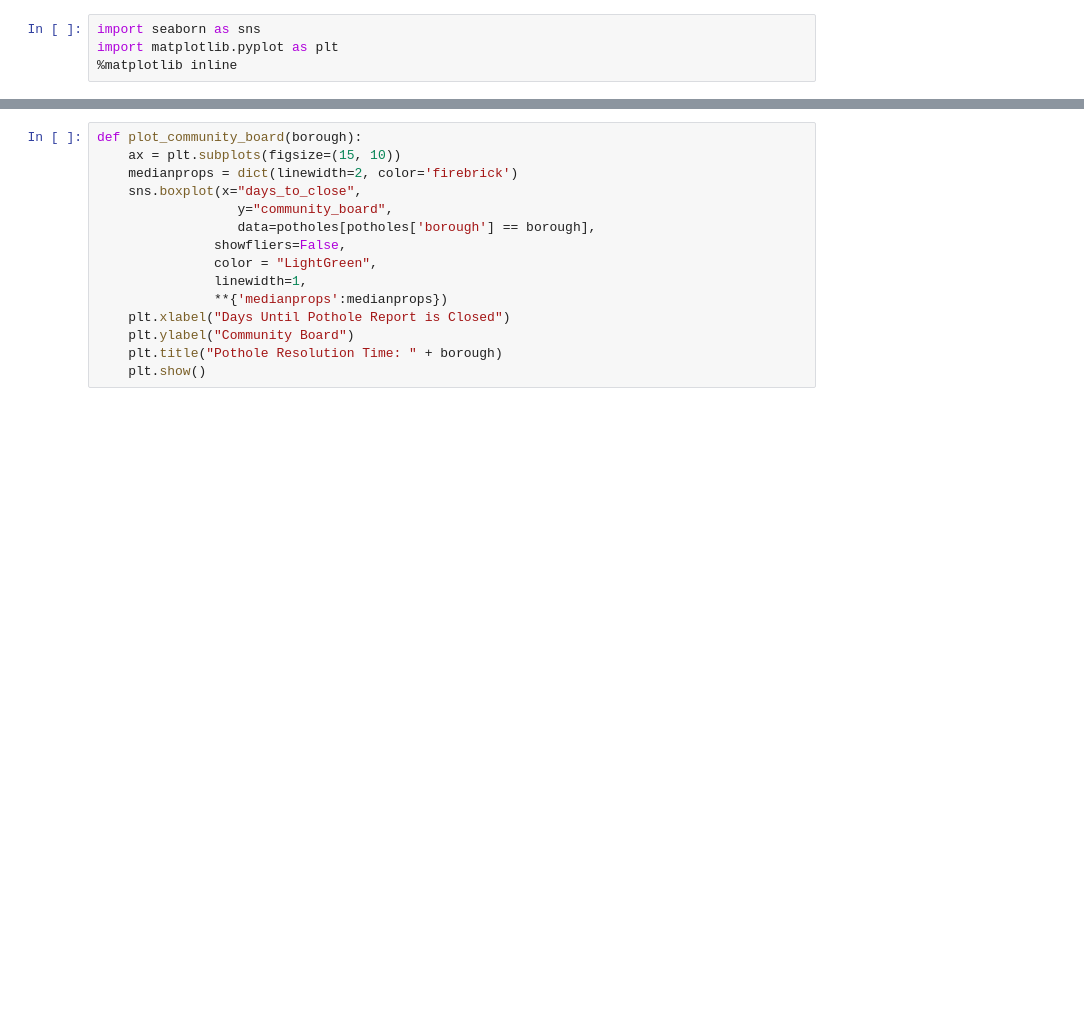
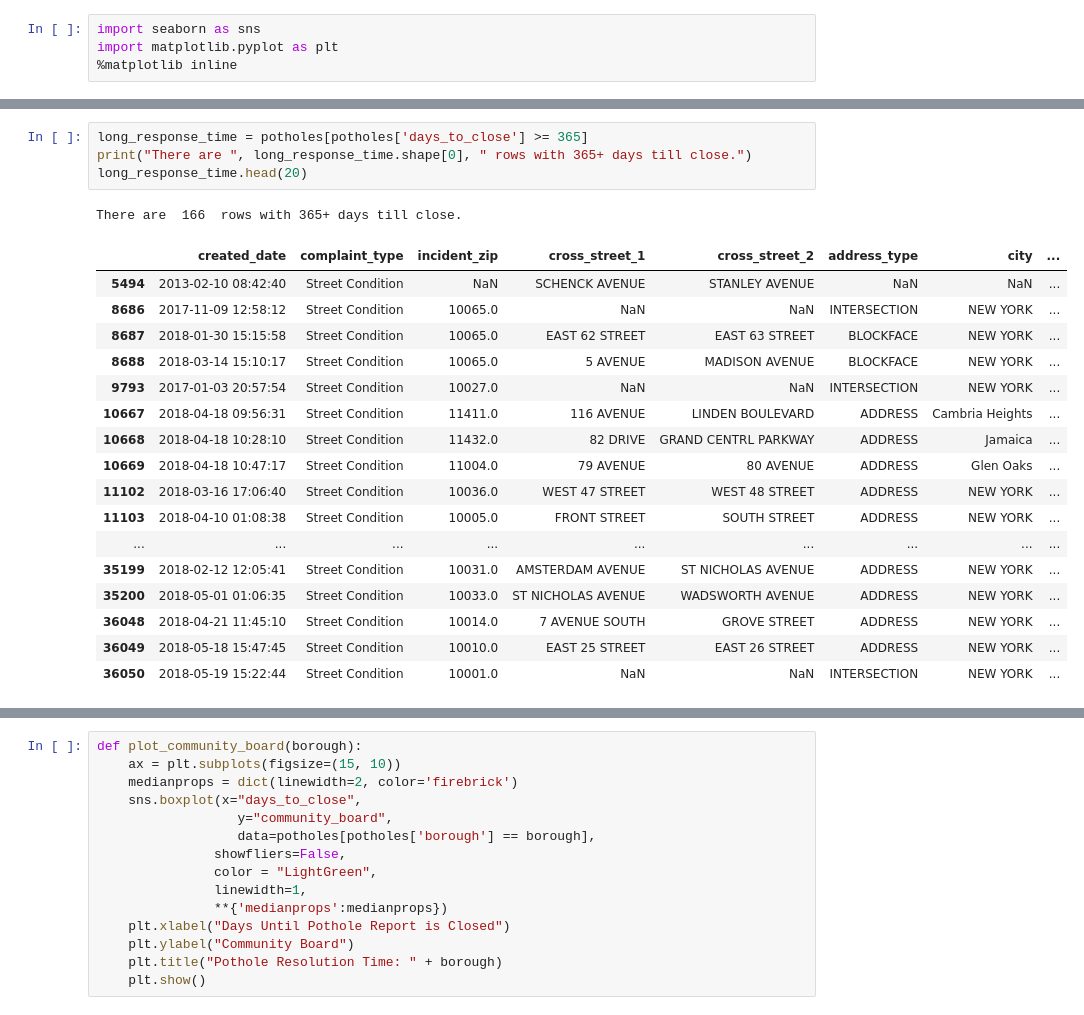
Before and after one commit to yeshiva-analytics-programming/final-project-example, a Jupyter notebook: analyze_data/Analyzing_and_Visualizing.ipynb, the cells around one changed output, grey strips where cells are left out. Saved outputs shown, nothing was run; the diff lists cells and outputs as text; blank space fills up the shorter version.

```diff
--- a/analyze_data/Analyzing_and_Visualizing.ipynb
+++ b/analyze_data/Analyzing_and_Visualizing.ipynb
@@ -58,0 +63,23 @@ plt.show()
+# %%
+long_response_time = potholes[potholes['days_to_close'] >= 365]
+print("There are ", long_response_time.shape[0], " rows with 365+ days till close.")
+long_response_time.head(20)
+# %% [output]
+There are  166  rows with 365+ days till close.
+|  | created_date | complaint_type | incident_zip | cross_street_1 | cross_street_2 | address_type | city | ... |
+| 5494 | 2013-02-10 08:42:40 | Street Condition | NaN | SCHENCK AVENUE | STANLEY AVENUE | NaN | NaN | ... |
+| 8686 | 2017-11-09 12:58:12 | Street Condition | 10065.0 | NaN | NaN | INTERSECTION | NEW YORK | ... |
+| 8687 | 2018-01-30 15:15:58 | Street Condition | 10065.0 | EAST 62 STREET | EAST 63 STREET | BLOCKFACE | NEW YORK | ... |
+| 8688 | 2018-03-14 15:10:17 | Street Condition | 10065.0 | 5 AVENUE | MADISON AVENUE | BLOCKFACE | NEW YORK | ... |
+| 9793 | 2017-01-03 20:57:54 | Street Condition | 10027.0 | NaN | NaN | INTERSECTION | NEW YORK | ... |
+| 10667 | 2018-04-18 09:56:31 | Street Condition | 11411.0 | 116 AVENUE | LINDEN BOULEVARD | ADDRESS | Cambria Heights | ... |
+| 10668 | 2018-04-18 10:28:10 | Street Condition | 11432.0 | 82 DRIVE | GRAND CENTRL PARKWAY | ADDRESS | Jamaica | ... |
+| 10669 | 2018-04-18 10:47:17 | Street Condition | 11004.0 | 79 AVENUE | 80 AVENUE | ADDRESS | Glen Oaks | ... |
+| 11102 | 2018-03-16 17:06:40 | Street Condition | 10036.0 | WEST 47 STREET | WEST 48 STREET | ADDRESS | NEW YORK | ... |
+| 11103 | 2018-04-10 01:08:38 | Street Condition | 10005.0 | FRONT STREET | SOUTH STREET | ADDRESS | NEW YORK | ... |
+| ... | ... | ... | ... | ... | ... | ... | ... | ... |
+| 35199 | 2018-02-12 12:05:41 | Street Condition | 10031.0 | AMSTERDAM AVENUE | ST NICHOLAS AVENUE | ADDRESS | NEW YORK | ... |
+| 35200 | 2018-05-01 01:06:35 | Street Condition | 10033.0 | ST NICHOLAS AVENUE | WADSWORTH AVENUE | ADDRESS | NEW YORK | ... |
+| 36048 | 2018-04-21 11:45:10 | Street Condition | 10014.0 | 7 AVENUE SOUTH | GROVE STREET | ADDRESS | NEW YORK | ... |
+| 36049 | 2018-05-18 15:47:45 | Street Condition | 10010.0 | EAST 25 STREET | EAST 26 STREET | ADDRESS | NEW YORK | ... |
+| 36050 | 2018-05-19 15:22:44 | Street Condition | 10001.0 | NaN | NaN | INTERSECTION | NEW YORK | ... |
```
Also changed, not shown: parts of 13 cells of this notebook, 3 other files.
